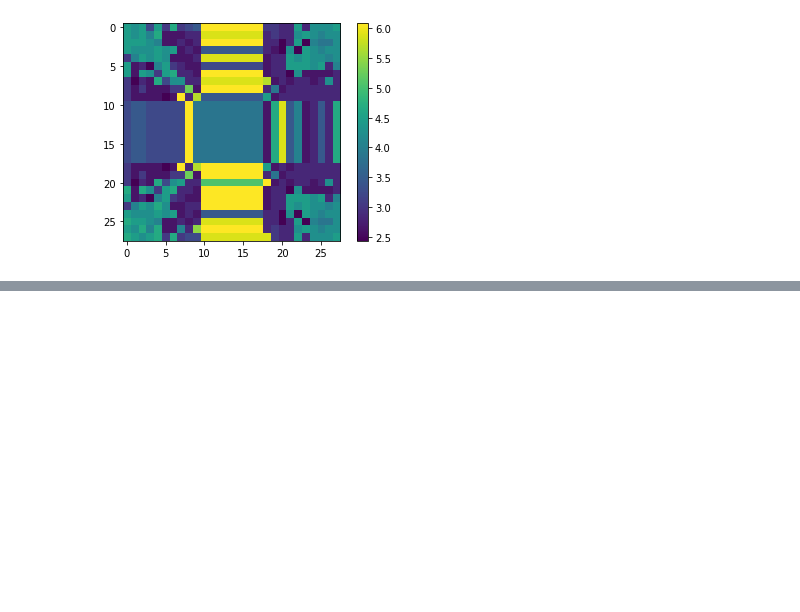
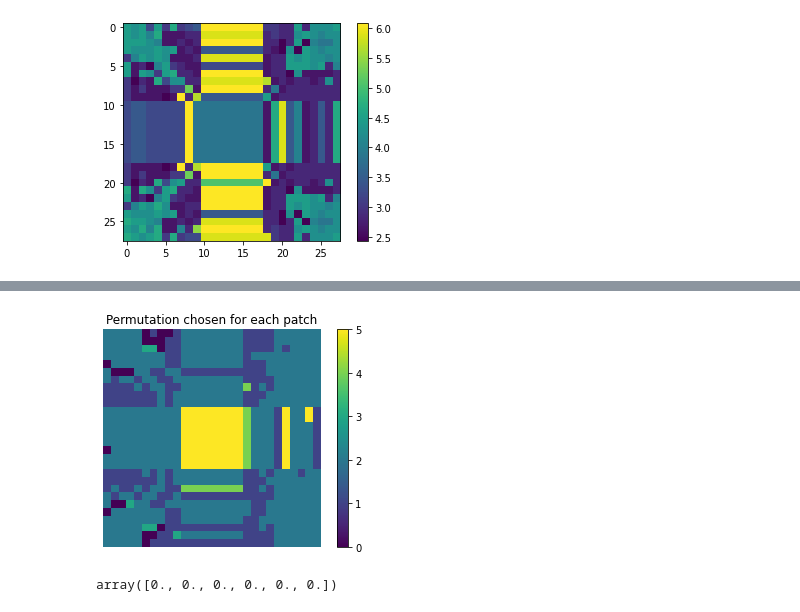
Before and after one commit to aneeldamaraju/fieldofjunctions, a Jupyter notebook: ordinal_depth/cavi.ipynb, the cells around one changed output, grey strips where cells are left out. Saved outputs shown, nothing was run; the diff lists cells and outputs as text; code cells hidden in the pictures; blank space fills up the shorter version.

```diff
--- a/ordinal_depth/cavi.ipynb
+++ b/ordinal_depth/cavi.ipynb
@@ -411,0 +431,10 @@ unary_pots.shape
+# %%
+ang_idxs_unary = resolve_permutations_mrf(ang_permutations, stride=1, neighborhood=8, max_iters=1000,unary = .2*unary_pots,  func=func, func2=func, seed=[15,0])
+# %%
+plt.imshow(ang_idxs_unary)
+plt.axis('off')
+plt.title('Permutation chosen for each patch')
+plt.colorbar()
+plt.show()
+# %% [output]
+[figure, added]
@@ -411,0 +447,5 @@ unary_pots.shape
+# %%
+ang_idxs_unary[16,0]
+unary_pots[:,16,0]
+# %% [output]
+array([0., 0., 0., 0., 0., 0.])
```
Also changed, not shown: parts of 20 cells of this notebook, 4 other files.
